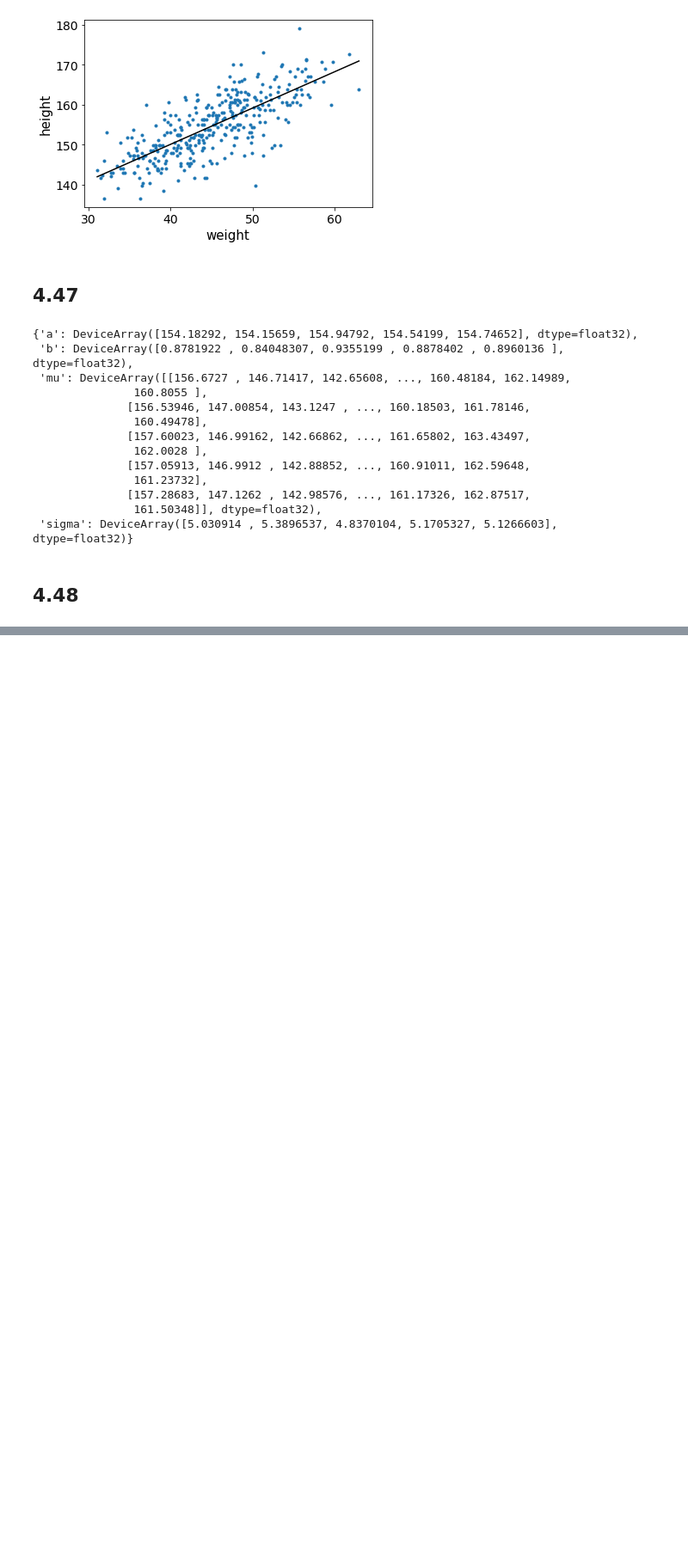
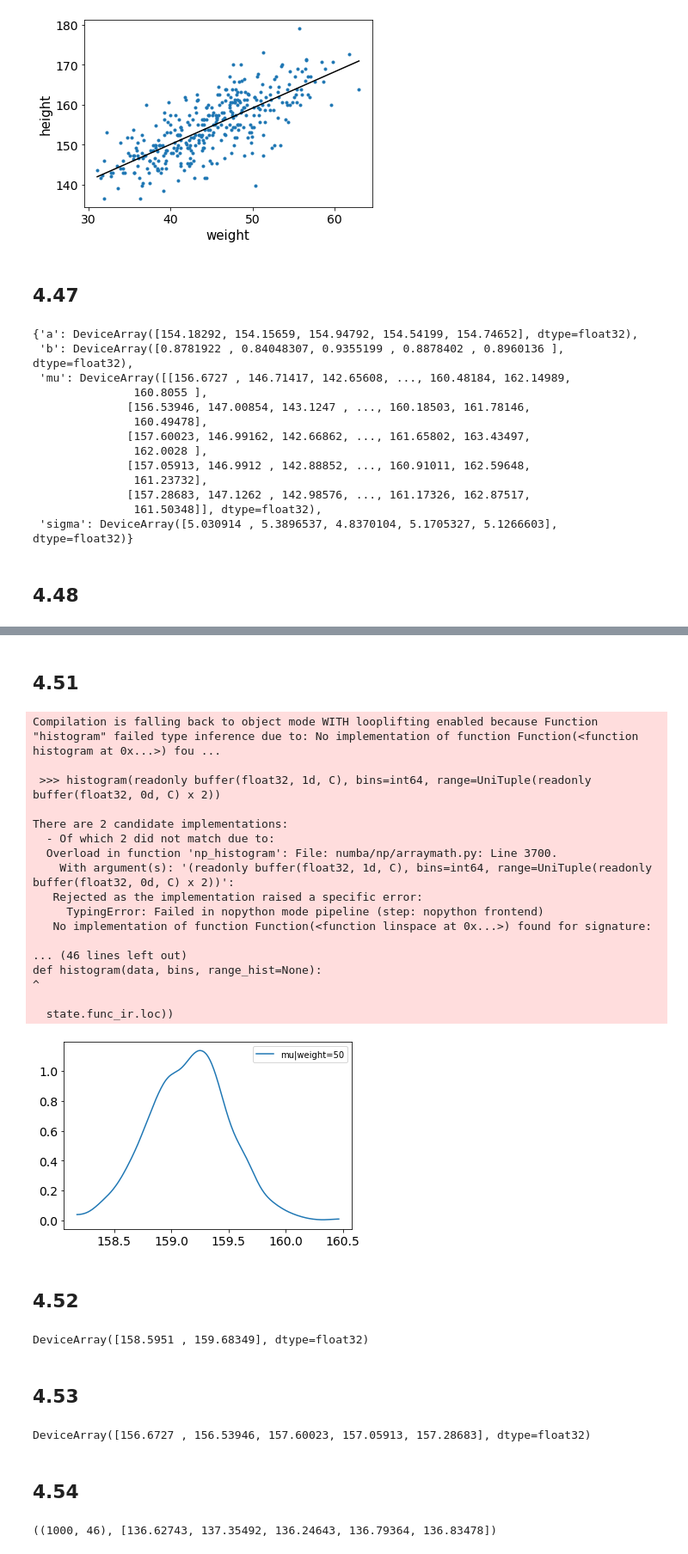
Before and after one commit to 8wgf3b/books, a Jupyter notebook: stat_rethink/Chap4.ipynb, the cells around one changed output, grey strips where cells are left out. Shown at 86% size. Saved outputs shown, nothing was run; the diff lists cells and outputs as text; code cells hidden in the pictures; blank space fills up the shorter version.

```diff
--- a/stat_rethink/Chap4.ipynb
+++ b/stat_rethink/Chap4.ipynb
@@ -539,0 +578,47 @@ plt.show()
+# %% [markdown]
+## 4.51
+# %%
+az.plot_kde(mu_at_50, label="mu|weight=50")
+plt.show()
+# %% [output]
+Compilation is falling back to object mode WITH looplifting enabled because Function "histogram" failed type inference due to: No implementation of function Function(<function histogram at 0x...>) fou ...
+
+ >>> histogram(readonly buffer(float32, 1d, C), bins=int64, range=UniTuple(readonly buffer(float32, 0d, C) x 2))
+
+There are 2 candidate implementations:
+  - Of which 2 did not match due to:
+  Overload in function 'np_histogram': File: numba/np/arraymath.py: Line 3700.
+    With argument(s): '(readonly buffer(float32, 1d, C), bins=int64, range=UniTuple(readonly buffer(float32, 0d, C) x 2))':
+   Rejected as the implementation raised a specific error:
+     TypingError: Failed in nopython mode pipeline (step: nopython frontend)
+   No implementation of function Function(<function linspace at 0x...>) found for signature:
+
+... (46 lines left out)
+def histogram(data, bins, range_hist=None):
+^
+
+  state.func_ir.loc))
+[figure, added]
+# %% [markdown]
+## 4.52
+# %%
+jnp.percentile(mu_at_50, q=jnp.array([5.5, 94.5]))
+# %% [output]
+DeviceArray([158.5951 , 159.68349], dtype=float32)
+# %% [markdown]
+## 4.53
+# %%
+mu = Predictive(m4_3.model, post, return_sites=['mu'])(random.PRNGKey(2), d2.weight.values, d2.height.values)['mu']
+mu[:5, 0]
+# %% [output]
+DeviceArray([156.6727 , 156.53946, 157.60023, 157.05913, 157.28683], dtype=float32)
+# %% [markdown]
+## 4.54
+# %%
+weight_seq = jnp.arange(start=25, stop=71, step=1)
+mu = Predictive(m4_3.model, post, return_sites=["mu"])(
+    random.PRNGKey(2), weight_seq, None
+)["mu"]
+mu.shape, list(mu[:5, 0])
+# %% [output]
+((1000, 46), [136.62743, 137.35492, 136.24643, 136.79364, 136.83478])
```
Also changed, not shown: parts of 13 cells of this notebook.
